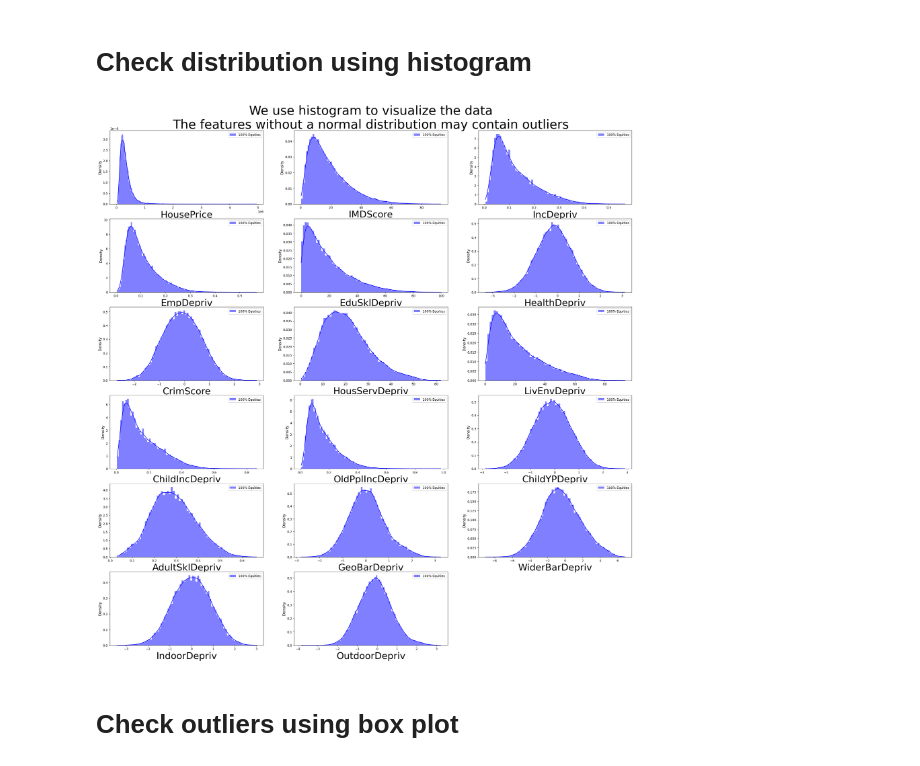
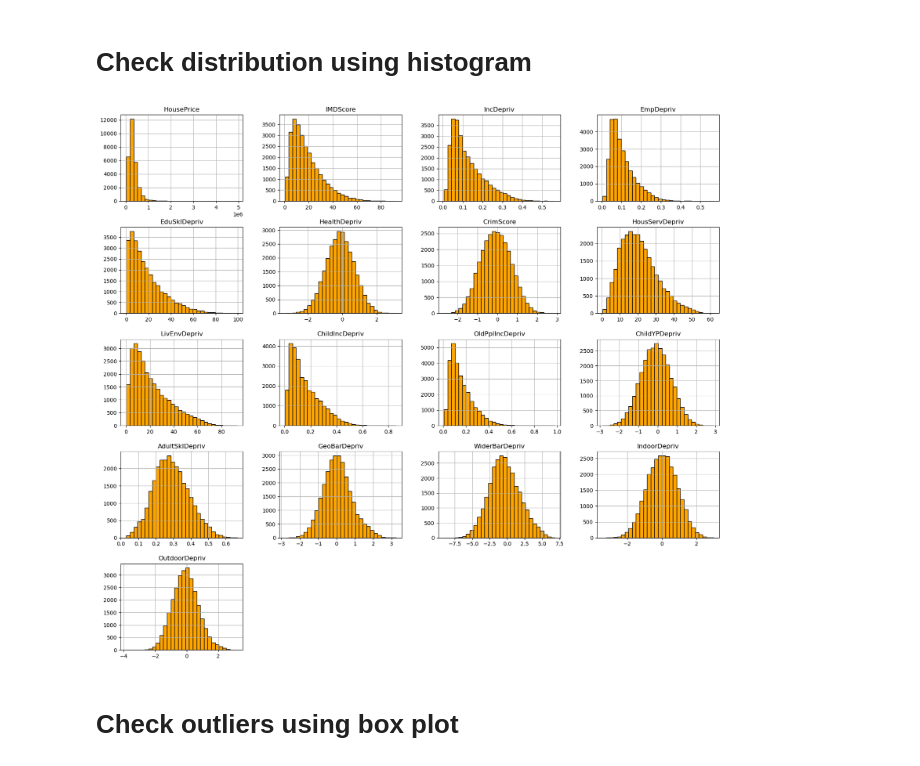
Before and after one commit to MasterOfLogic1/HousePricePrediction_Uk, a Jupyter notebook: HPP_Preprocessing_Analysis.ipynb, the cells around one changed output. Saved outputs shown, nothing was run; the diff lists cells and outputs as text; code cells hidden in the pictures.

```diff
--- a/HPP_Preprocessing_Analysis.ipynb
+++ b/HPP_Preprocessing_Analysis.ipynb
@@ -8,7 +18,12 @@ import matplotlib.pyplot as plt
 # Read the SPSS Merged Median house price dataset which is available on my drive
 #This data already contains no missing value and part of the preprocessing has been done in spss
 df = pd.read_csv("Dataset/MergedMedianHousePrice_Deprivation_Compact1_NonMissing.csv",header=0,delimiter=',')
-# Display the contents of the sheet to ensure its correct
+#This is very important as we will use it to correct outliers , we create a new column storing the LSOA name.
+#This would essentianly enable us group by LSOA i.e to find the Median value of any feature of Lsoa name = 'City of London'
+df['LSOAname_'] = df['LSOAname'].apply(lambda x: re.split(r'\d', x)[0].strip())
+# stores unique lsoa name into an array
+lsoa_names = df['LSOAname_'].unique()
+# view te first 5 rows of the data frame to ensure everything is okay
 df.head()
 # %% [output]
 |  | LSOAcode2011 | LSOAname | YearendingDec1995 | YearendingDec1996 | YearendingDec1997 | YearendingDec1998 | ... |
@@ -154,37 +168,14 @@ df.describe()
 # %%
 #we use histogram to visualize the data
 #the features which dont have a normal distribution are likely to contain outliers
 # from the histogram the following have oultliers YearendingDec2021', 'IndexofMultipleDeprivationIMDScore',
 #'IncomeScorerate','EmploymentScorerate', 'EducationSkillsandTrainingScore','LivingEnvironmentScore',
 #'IncomeDeprivationAffectingChildrenIndexIDACIScorerate','IncomeDeprivationAffectingOlderPeopleIDAOPIScorerate
 columns_to_plot = allNumericFeatures
-
-#plt.suptitle("Histograms of Numeric Features with Potential Outliers", fontsize=24, y=0.95)
-num_rows = 8  # You can adjust this based on the number of subplots you want per row
-num_cols = len(columns_to_plot) // num_rows + 1
-
-# Create subplots
-fig, axes = plt.subplots(num_rows, num_cols, figsize=(30, 40))  # Adjust figsize if needed
-
-# Flatten axes to make it easier to plot
-axes = axes.flatten()
-
-# Loop through the columns and create histograms
-for i, column in enumerate(columns_to_plot):
-    sns.histplot(df[column], color="blue", label="100% Equities", kde=True, stat="density", linewidth=0, ax=axes[i])
-    axes[i].set_xlabel(column, fontsize=30)
-    axes[i].set_ylabel('Density', fontsize=12)
-    axes[i].legend()
-
-# Remove any empty subplots
-for i in range(len(columns_to_plot), num_rows * num_cols):
-    fig.delaxes(axes[i])
-
-plt.title("We use histogram to visualize the data\nThe features without a normal distribution may contain outliers", fontsize=40, y=7)
-#plt.tight_layout()
-plt.show()
+#Now for visualization lets
+df[allNumericFeatures].hist(bins = 30, figsize = (20, 18), color = 'orange', edgecolor = 'black');
 # %% [output]
-[figure, old version]
+[figure, new version]
 # %% [markdown]
 # Check outliers using box plot
 # %%
```
Also changed, not shown: parts of 25 cells of this notebook.
